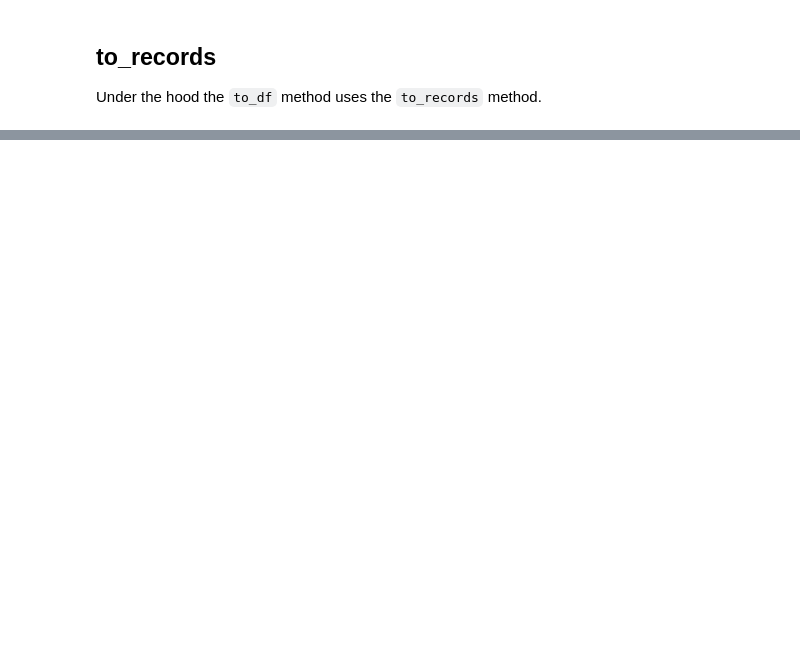
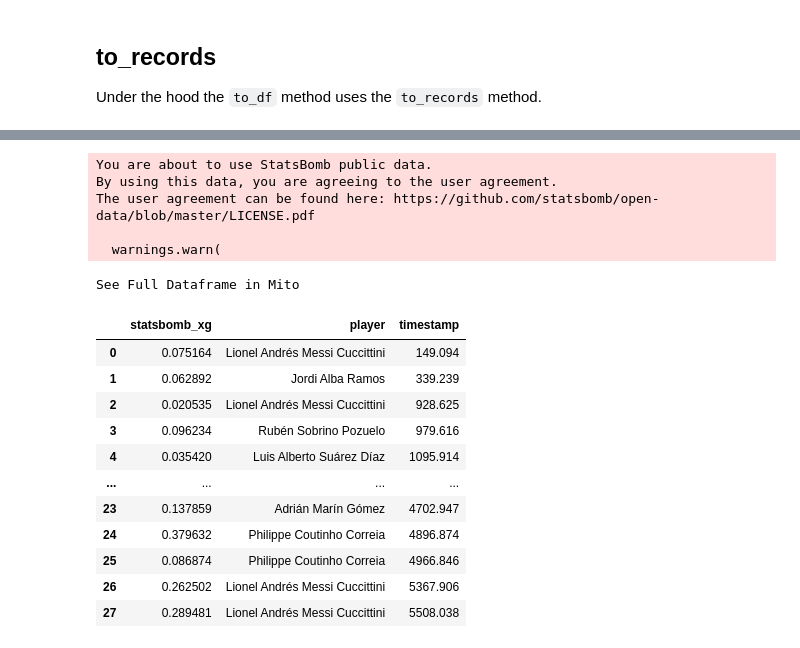
Before and after one commit to PySport/kloppy, a Jupyter notebook: docs/examples/event_data.ipynb, the cells around one changed output, grey strips where cells are left out. Drawn from its saved outputs; the diff is of its cells as text; code cells hidden in the pictures; blank space fills up the shorter version.

```diff
--- a/docs/examples/event_data.ipynb
+++ b/docs/examples/event_data.ipynb
@@ -297,0 +309,46 @@ records[:10]
+# %%
+from dataclasses import dataclass
+
+from kloppy.domain import EventFactory, create_event, ShotEvent
+from kloppy import statsbomb
+
+
+@dataclass(repr=False)
+class StatsBombShotEvent(ShotEvent):
+    statsbomb_xg: float = None
+
+
+class StatsBombEventFactory(EventFactory):
+    def build_shot(self, **kwargs) -> ShotEvent:
+        kwargs['statsbomb_xg'] = kwargs['raw_event']['shot']['statsbomb_xg']
+        return create_event(StatsBombShotEvent, **kwargs)
+
+
+event_factory = StatsBombEventFactory()
+
+dataset = statsbomb.load_open_data(event_factory=event_factory)
+
+dataset.filter("shot").to_df(
+    "statsbomb_xg",
+    "player",
+    timestamp=lambda event: event.period.start_timestamp + event.timestamp,
+)
+# %% [output]
+You are about to use StatsBomb public data.
+By using this data, you are agreeing to the user agreement.
+The user agreement can be found here: https://github.com/statsbomb/open-data/blob/master/LICENSE.pdf
+
+  warnings.warn(
+See Full Dataframe in Mito
+|  | statsbomb_xg | player | timestamp |
+| 0 | 0.075164 | Lionel Andrés Messi Cuccittini | 149.094 |
+| 1 | 0.062892 | Jordi Alba Ramos | 339.239 |
+| 2 | 0.020535 | Lionel Andrés Messi Cuccittini | 928.625 |
+| 3 | 0.096234 | Rubén Sobrino Pozuelo | 979.616 |
+| 4 | 0.035420 | Luis Alberto Suárez Díaz | 1095.914 |
+| ... | ... | ... | ... |
+| 23 | 0.137859 | Adrián Marín Gómez | 4702.947 |
+| 24 | 0.379632 | Philippe Coutinho Correia | 4896.874 |
+| 25 | 0.086874 | Philippe Coutinho Correia | 4966.846 |
+| 26 | 0.262502 | Lionel Andrés Messi Cuccittini | 5367.906 |
+| 27 | 0.289481 | Lionel Andrés Messi Cuccittini | 5508.038 |
```
Also changed, not shown: parts of 9 cells of this notebook, 6 other files.
